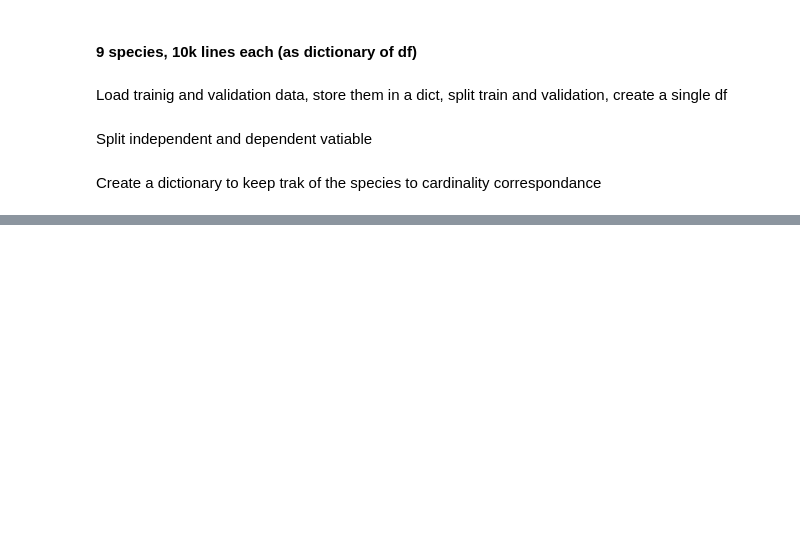
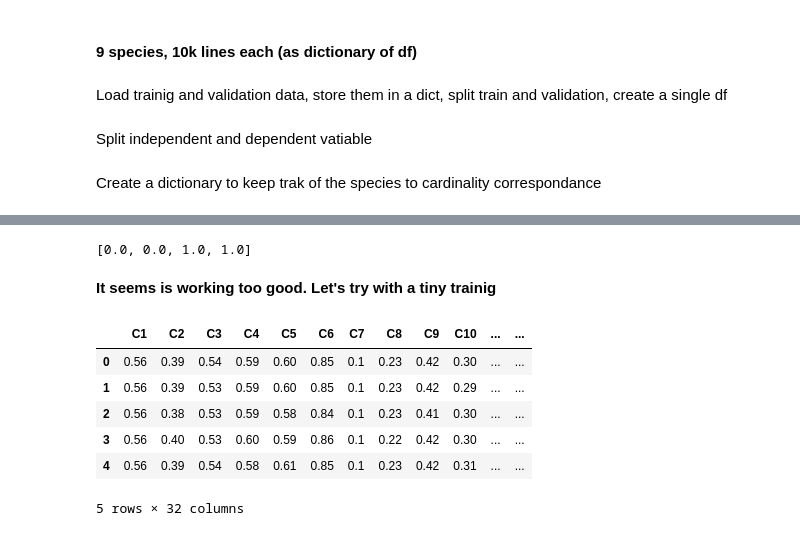
Before and after one commit to apollo994/codon_signature, a Jupyter notebook: model/codon_model.ipynb, the cells around one changed output, grey strips where cells are left out. Drawn from its saved outputs; the diff is of its cells as text; code cells hidden in the pictures; blank space fills up the shorter version.

```diff
--- a/model/codon_model.ipynb
+++ b/model/codon_model.ipynb
@@ -82,7 +84,7 @@ for species in vibrio_originals.keys():
     species_name=species.replace("_original", "")
     vibrio_originals[species]["species"]=species_name
 
-    vibrio_originals_df = pd.concat([vibrio_originals_df, vibrio_originals[species]])
+    vibrio_originals_df = pd.concat([vibrio_originals_df, vibrio_originals[species]], ignore_index=True)
 # %% [markdown]
 #### 9 species, 10k lines each (as dictionary of df)
 # %% [markdown]
@@ -135,0 +170,6 @@ for sp in tmp_list:
+# %%
+print_score(m)
+# %% [output]
+[0.0, 0.0, 1.0, 1.0]
+# %% [markdown]
+**It seems is working too good. Let's try with a tiny trainig**
@@ -135,0 +178,12 @@ for sp in tmp_list:
+# %%
+x_train, y_train, nas = proc_df(vibrio_10k_train_df.head(), 'species')
+# %%
+x_train
+# %% [output]
+|  | C1 | C2 | C3 | C4 | C5 | C6 | C7 | C8 | C9 | C10 | ... | ... |
+| 0 | 0.56 | 0.39 | 0.54 | 0.59 | 0.60 | 0.85 | 0.1 | 0.23 | 0.42 | 0.30 | ... | ... |
+| 1 | 0.56 | 0.39 | 0.53 | 0.59 | 0.60 | 0.85 | 0.1 | 0.23 | 0.42 | 0.29 | ... | ... |
+| 2 | 0.56 | 0.38 | 0.53 | 0.59 | 0.58 | 0.84 | 0.1 | 0.23 | 0.41 | 0.30 | ... | ... |
+| 3 | 0.56 | 0.40 | 0.53 | 0.60 | 0.59 | 0.86 | 0.1 | 0.22 | 0.42 | 0.30 | ... | ... |
+| 4 | 0.56 | 0.39 | 0.54 | 0.58 | 0.61 | 0.85 | 0.1 | 0.23 | 0.42 | 0.31 | ... | ... |
+5 rows × 32 columns
```
Also changed, not shown: parts of 40 cells of this notebook.
